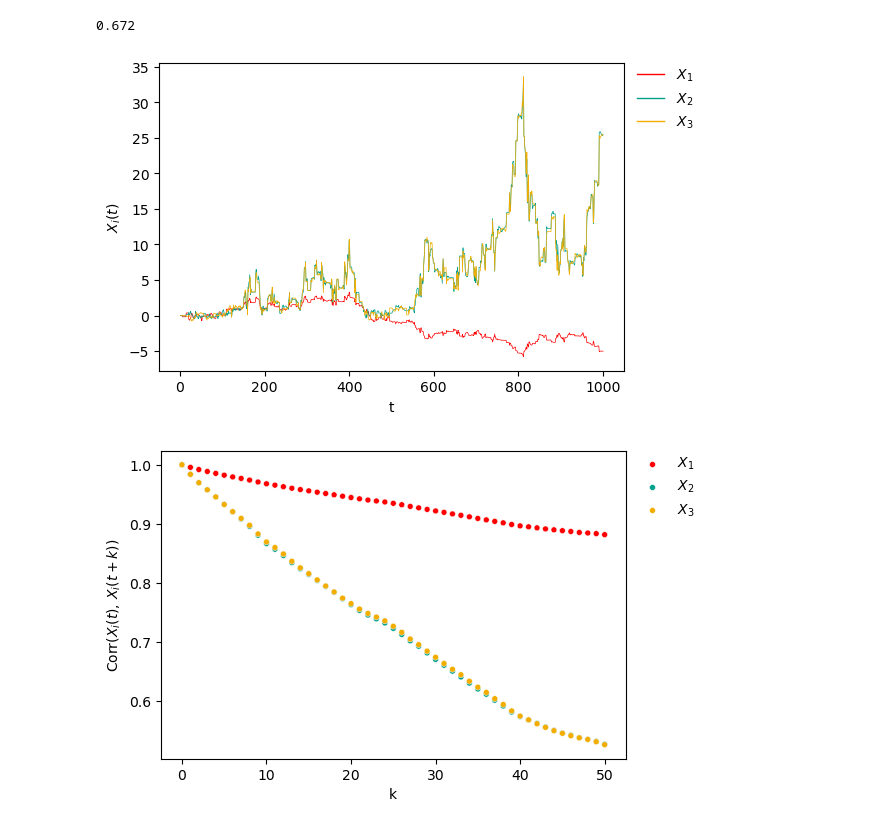
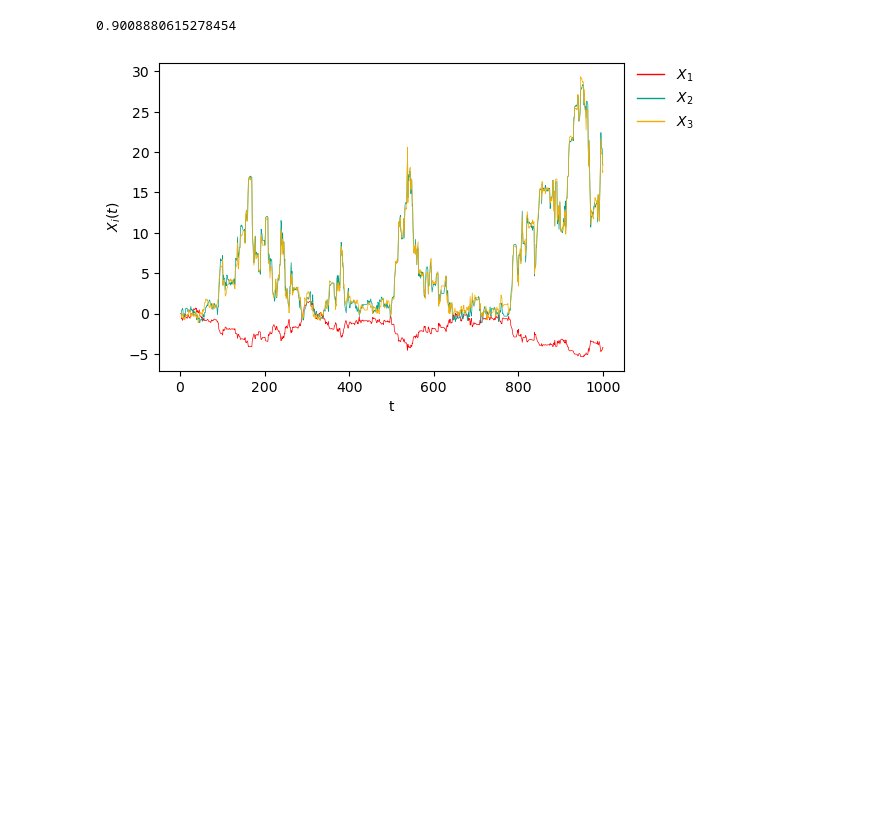
Before and after one commit to bartolomeou/FYP, a Jupyter notebook: test.ipynb, the cells around one changed output. Cells and saved outputs as stored; diff of their text form; code cells hidden in the pictures; blank space fills up the shorter version.

Commit message:
adapter

```diff
--- a/test.ipynb
+++ b/test.ipynb
@@ -21,17 +11,14 @@ acfplot(X_rwm)
 # %%
-mcmc = aSMBarker()
+mcmc = SMBarker()
+
 a = mcmc.sample(
     target=target,
     initial_state=[0, 0, 0],
     n_main_iter=1000,
-    n_burnin_iter=0,
-    adapter=None,
 )
 
-print(a["accept_rate"])
+print(sum(a["accept_prob_main"]) / len(a["accept_prob_main"]))
 traceplot(a["trace_main"])
-acfplot(a["trace_main"])
 # %% [output]
-0.672
+0.9008880615278454
-[figure, old version]
+[figure, new version]
-[figure, removed]
```
Also changed, not shown: parts of 3 cells of this notebook, 13 other files.
